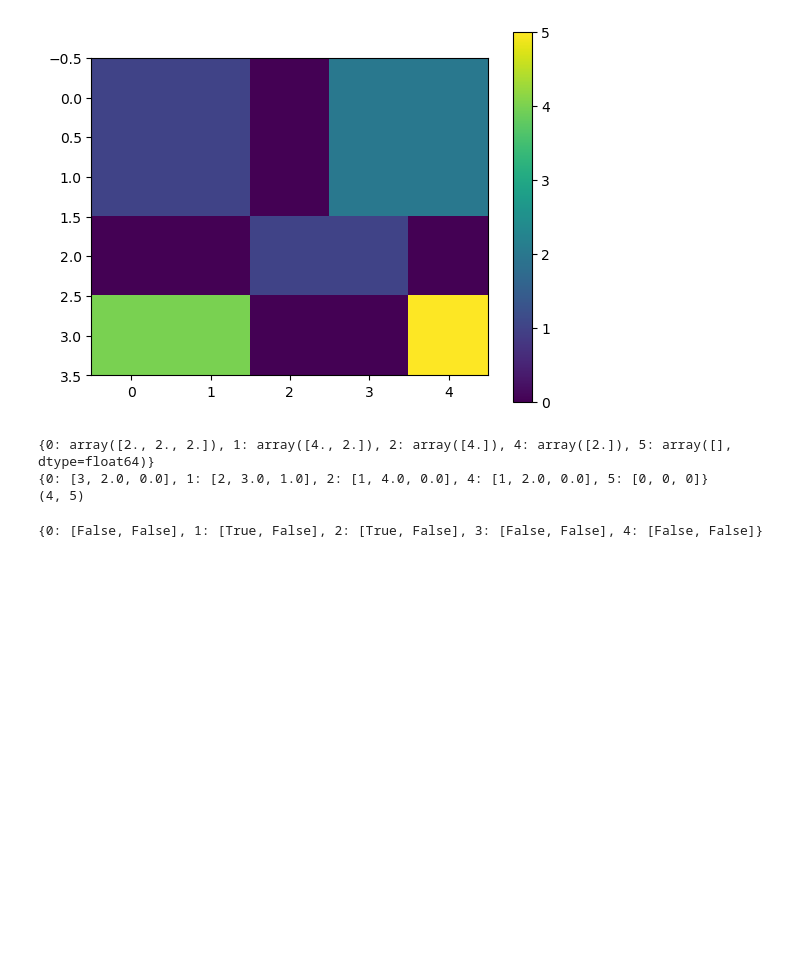
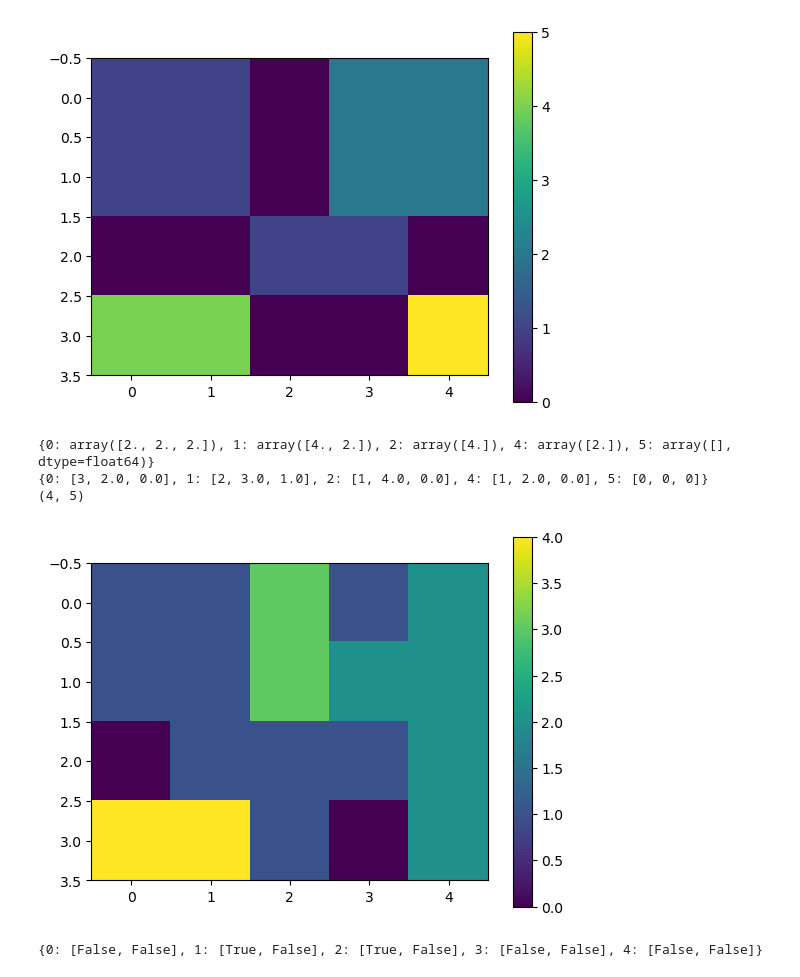
Before and after one commit to aM0NKE/ComplexSystemSimulation, a Jupyter notebook: mesa-schelling/cluster_find_function.ipynb, the cells around one changed output. Drawn from its saved outputs; the diff is of its cells as text; code cells hidden in the pictures; blank space fills up the shorter version.

```diff
--- a/mesa-schelling/cluster_find_function.ipynb
+++ b/mesa-schelling/cluster_find_function.ipynb
@@ -141,31 +127,35 @@ def percolation_detector(grid):
             mask = grid == value
             labels, num_clusters = sp.ndimage.label(mask)
             clusters = sp.ndimage.sum(mask, labels, index=np.arange(labels.max() + 1))
             percolates_vertically = False
             percolates_horizontally = False
 
             # Loop through each cluster of a single poplulation group and check if it percolates
             # If the cluster is not big enough to percolate or if a previous cluster already percolated the check is skipped.
             for label in range(1,num_clusters+1):
                 if percolates_vertically == False and clusters[label] >= mask.shape[0]:
                     if label in labels[0,:] and label in labels[-1,:]:
                         percolates_vertically = True
 
                 if percolates_horizontally == False  and clusters[label] >= mask.shape[1]:
                     if label in labels[:,0] and label in labels[:,-1]:
                         percolates_horizontally = True
 
             percolation_check[value] = [percolates_vertically, percolates_horizontally]
 
     return percolation_check
 
 # Example usage
 grid = np.array([[1, 1, 3, 1, 2],
                   [1, 1, 3, 2, 2],
                   [0, 1, 1, 1, 2],
                   [4, 4, 1, 0, 2]])
 
 results = percolation_detector(grid)
+plt.imshow(grid)
+plt.colorbar()
+plt.show()
 print(results)
 # %% [output]
+[figure, added]
 {0: [False, False], 1: [True, False], 2: [True, False], 3: [False, False], 4: [False, False]}
```
Also changed, not shown: parts of 1 cell of this notebook, 1 other file.
